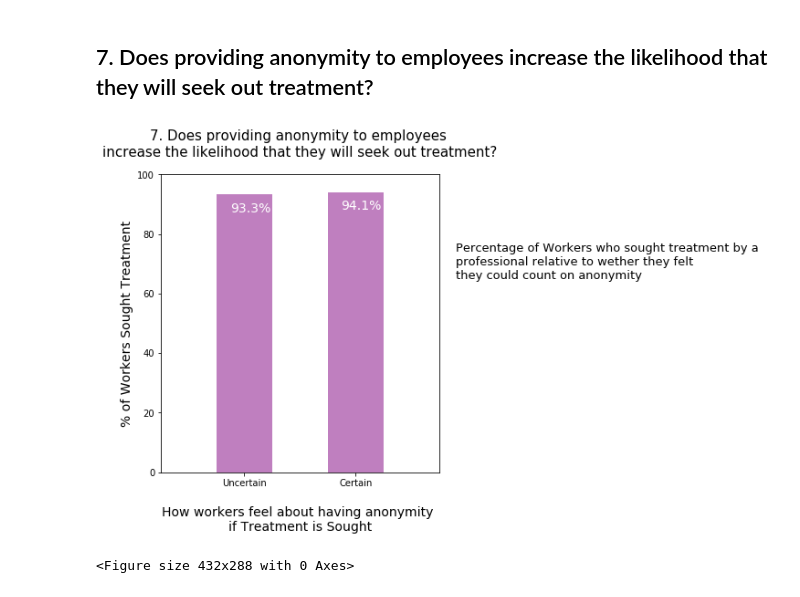
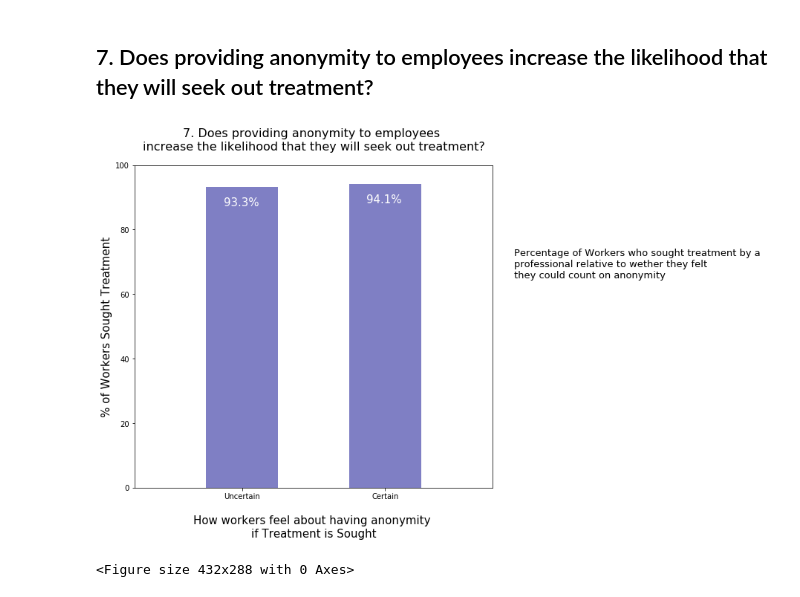
Before and after one commit to gnavneetg/BootCampG5, a Jupyter notebook: MauriciosNotebook/genders_anonymity.ipynb, the cells around one changed output. Cells and saved outputs as stored; diff of their text form; code cells hidden in the pictures.

Commit message:
added images question 7: Gender Risk

```diff
--- a/MauriciosNotebook/genders_anonymity.ipynb
+++ b/MauriciosNotebook/genders_anonymity.ipynb
@@ -358,46 +358,46 @@ x_axis = np.arange(len(anonymity_perception))
 x_axis
 anonymity_percentages = genderless_anonymity_summary_df.values[0]
 # %%
-fig = plt.figure(figsize=(12, 6))
+fig = plt.figure(figsize=(19, 8))
 ax = fig.add_subplot(1, 2, 1)
 
 ax.bar(
     x_axis,
     anonymity_percentages,
-    color='purple',
+    color='darkblue',
     alpha=0.5,
     align="center",
     width = 0.5 # the width of the bars
 )
 plt.text(
     1.9,65, "Percentage of Workers who sought treatment by a \nprofessional relative to wether they felt \nthey could count on anonymity",
     fontsize=13
 )
 
 tick_locations = [value for value in x_axis]
 plt.xticks(tick_locations, anonymity_perception)
 
 ax.set_xlim(-0.75, len(x_axis)-0.25)
 
 ax.set_ylim(0, 100)
-ax.set_title(pad=20.0, fontsize=15,
+ax.set_title(pad=20.0, fontsize=16,
 #     "Percentage of workers that sought treatment if they felt\nUncertain or Certain about Having Anonymity\n"
     label="7. Does providing anonymity to employees \nincrease the likelihood that they will seek out treatment?"
 )
-ax.set_xlabel("How workers feel about having anonymity \nif Treatment is Sought", fontsize=14, labelpad=20)
-ax.set_ylabel("% of Workers Sought Treatment", fontsize=14)
+ax.set_xlabel("How workers feel about having anonymity \nif Treatment is Sought", fontsize=15, labelpad=20)
+ax.set_ylabel("% of Workers Sought Treatment", fontsize=15)
 
 # # set individual bar lables
 for i in ax.patches:
     # get_x pulls left or right; get_height pushes up or down
     ax.text(i.get_x()+.12, i.get_height()-6, \
-            str(round((i.get_height()), 2))+'%', fontsize=14,
+            str(round((i.get_height()), 2))+'%', fontsize=15,
                 color='white')
 
-fig.savefig('Figures/anonymity_purple.png')
-plt.savefig('Figures/anonymity_purple.svg', format='svg', dpi=1500,bbox_inches = 'tight')
+fig.savefig('Figures/anonymity_darkblue.png')
+plt.savefig('Figures/anonymity_darkblue.svg', format='svg', dpi=1500,bbox_inches = 'tight')
 # %% [output]
-[figure, old version]
+[figure, new version]
 # %%
 fig.savefig('Figures/anonymity_purple.png')
 plt.savefig('Figures/anonymity_purple.svg', format='svg', dpi=1500,bbox_inches = 'tight')
```
Also changed, not shown: parts of 1 cell of this notebook, 6 other files.
